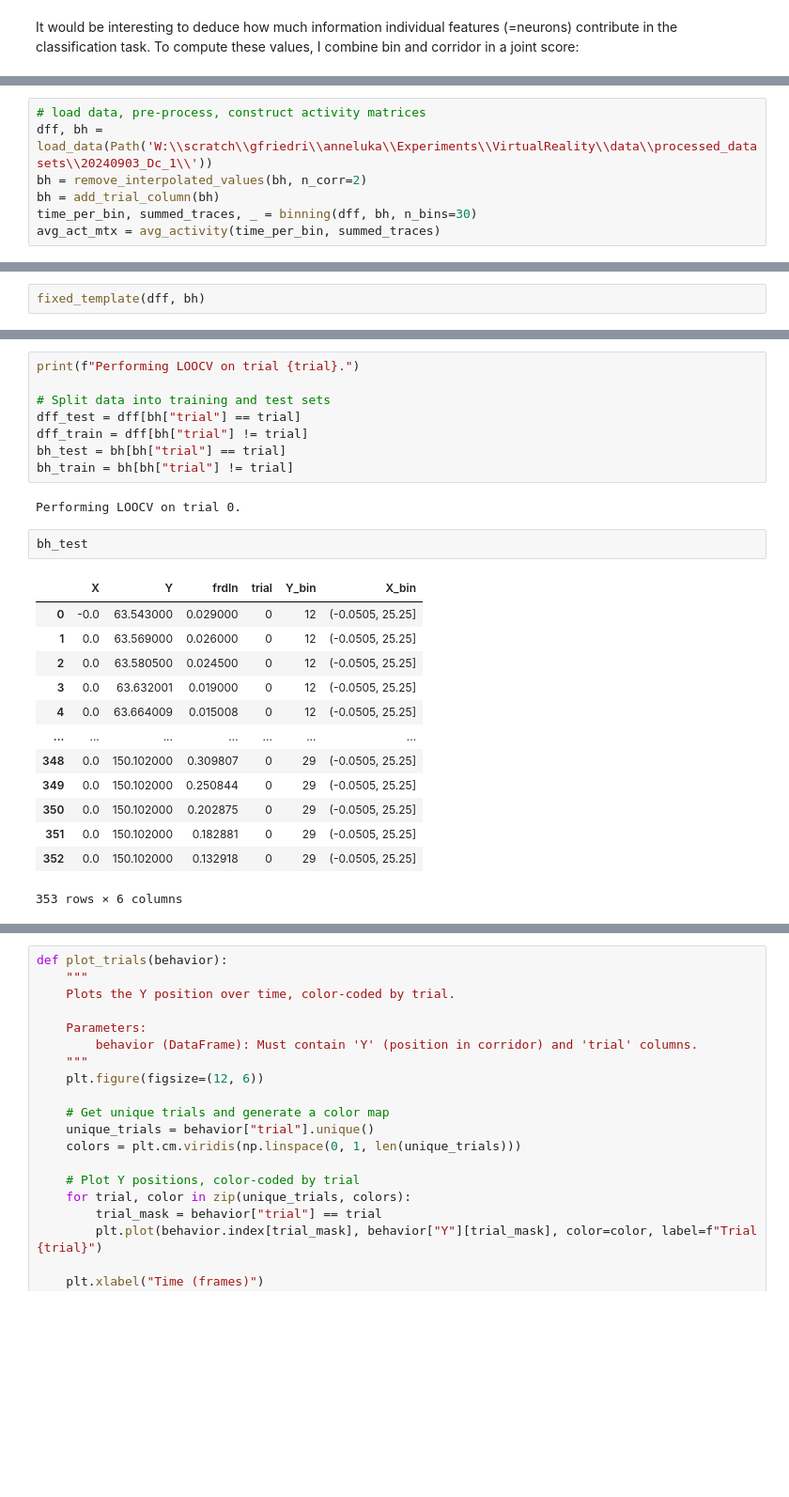
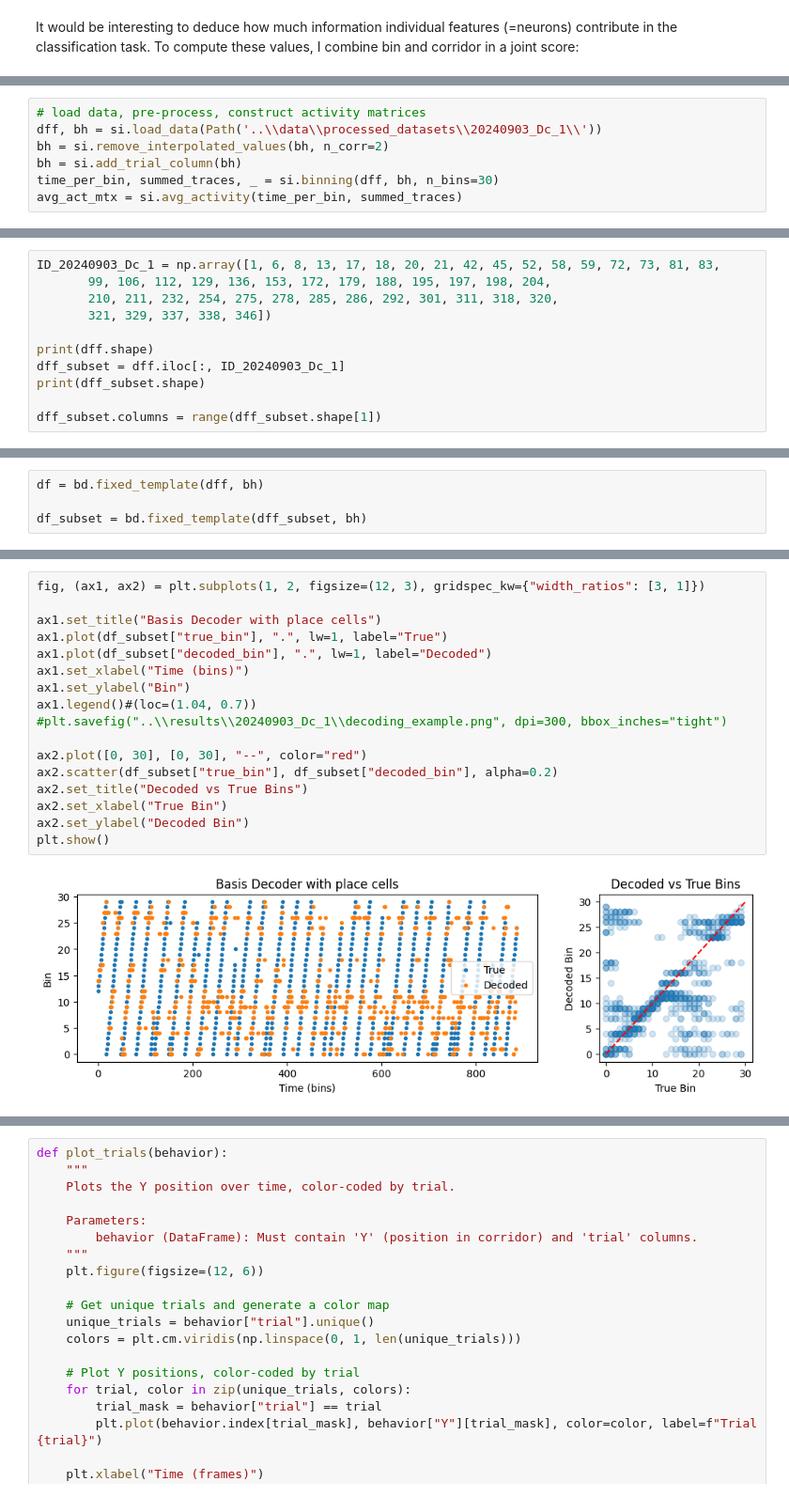
Before and after one commit to Anneser/SpatialInformation, a Jupyter notebook: scripts/LocationDecoding.ipynb, the cells around one changed output, grey strips where cells are left out. Shown at 94% size. Saved outputs shown, nothing was run; the diff lists cells and outputs as text; blank space fills up the shorter version.

```diff
--- a/scripts/LocationDecoding.ipynb
+++ b/scripts/LocationDecoding.ipynb
@@ -652,8 +308,8 @@ Additionally,
 - create sliding window function to cross-validate
 # %%
 # load data, pre-process, construct activity matrices
-dff, bh = load_data(Path('W:\\scratch\\gfriedri\\anneluka\\Experiments\\VirtualReality\\data\\processed_datasets\\20240903_Dc_1\\'))
-bh = remove_interpolated_values(bh, n_corr=2)
-bh = add_trial_column(bh)
-time_per_bin, summed_traces, _ = binning(dff, bh, n_bins=30)
-avg_act_mtx = avg_activity(time_per_bin, summed_traces)
+dff, bh = si.load_data(Path('..\\data\\processed_datasets\\20240903_Dc_1\\'))
+bh = si.remove_interpolated_values(bh, n_corr=2)
+bh = si.add_trial_column(bh)
+time_per_bin, summed_traces, _ = si.binning(dff, bh, n_bins=30)
+avg_act_mtx = si.avg_activity(time_per_bin, summed_traces)
@@ -750,0 +325,11 @@ def fixed_template(dff, behavior, n_corridors=2, n_bins=30):
+# %%
+ID_20240903_Dc_1 = np.array([1, 6, 8, 13, 17, 18, 20, 21, 42, 45, 52, 58, 59, 72, 73, 81, 83,
+       99, 106, 112, 129, 136, 153, 172, 179, 188, 195, 197, 198, 204,
+       210, 211, 232, 254, 275, 278, 285, 286, 292, 301, 311, 318, 320,
+       321, 329, 337, 338, 346])
+
+print(dff.shape)
+dff_subset = dff.iloc[:, ID_20240903_Dc_1]
+print(dff_subset.shape)
+
+dff_subset.columns = range(dff_subset.shape[1])
@@ -751,4 +339,6 @@ def fixed_template(dff, behavior, n_corridors=2, n_bins=30):
 # %%
-fixed_template(dff, bh)
+df = bd.fixed_template(dff, bh)
+
+df_subset = bd.fixed_template(dff_subset, bh)
 # %% [output]
 Performing LOOCV on trial 0.
@@ -821,26 +415,19 @@ See the caveats in the documentation: https://pandas.pydata.org/pandas-docs/stab
-# %%
-print(f"Performing LOOCV on trial {trial}.")
-
-# Split data into training and test sets
-dff_test = dff[bh["trial"] == trial]
-dff_train = dff[bh["trial"] != trial]
-bh_test = bh[bh["trial"] == trial]
-bh_train = bh[bh["trial"] != trial]
-# %% [output]
-Performing LOOCV on trial 0.
-# %%
-bh_test
-# %% [output]
-|  | X | Y | frdIn | trial | Y_bin | X_bin |
-| 0 | -0.0 | 63.543000 | 0.029000 | 0 | 12 | (-0.0505, 25.25] |
-| 1 | 0.0 | 63.569000 | 0.026000 | 0 | 12 | (-0.0505, 25.25] |
-| 2 | 0.0 | 63.580500 | 0.024500 | 0 | 12 | (-0.0505, 25.25] |
-| 3 | 0.0 | 63.632001 | 0.019000 | 0 | 12 | (-0.0505, 25.25] |
-| 4 | 0.0 | 63.664009 | 0.015008 | 0 | 12 | (-0.0505, 25.25] |
-| ... | ... | ... | ... | ... | ... | ... |
-| 348 | 0.0 | 150.102000 | 0.309807 | 0 | 29 | (-0.0505, 25.25] |
-| 349 | 0.0 | 150.102000 | 0.250844 | 0 | 29 | (-0.0505, 25.25] |
-| 350 | 0.0 | 150.102000 | 0.202875 | 0 | 29 | (-0.0505, 25.25] |
-| 351 | 0.0 | 150.102000 | 0.182881 | 0 | 29 | (-0.0505, 25.25] |
-| 352 | 0.0 | 150.102000 | 0.132918 | 0 | 29 | (-0.0505, 25.25] |
-353 rows × 6 columns
+# %%
+fig, (ax1, ax2) = plt.subplots(1, 2, figsize=(12, 3), gridspec_kw={"width_ratios": [3, 1]})
+
+ax1.set_title("Basis Decoder with place cells")
+ax1.plot(df_subset["true_bin"], ".", lw=1, label="True")
+ax1.plot(df_subset["decoded_bin"], ".", lw=1, label="Decoded")
+ax1.set_xlabel("Time (bins)")
+ax1.set_ylabel("Bin")
+ax1.legend()#(loc=(1.04, 0.7))
+#plt.savefig("..\\results\\20240903_Dc_1\\decoding_example.png", dpi=300, bbox_inches="tight")
+
+ax2.plot([0, 30], [0, 30], "--", color="red")
+ax2.scatter(df_subset["true_bin"], df_subset["decoded_bin"], alpha=0.2)
+ax2.set_title("Decoded vs True Bins")
+ax2.set_xlabel("True Bin")
+ax2.set_ylabel("Decoded Bin")
+plt.show()
+# %% [output]
+[figure, added]
```
Also changed, not shown: parts of 34 cells of this notebook, 1 other file.
